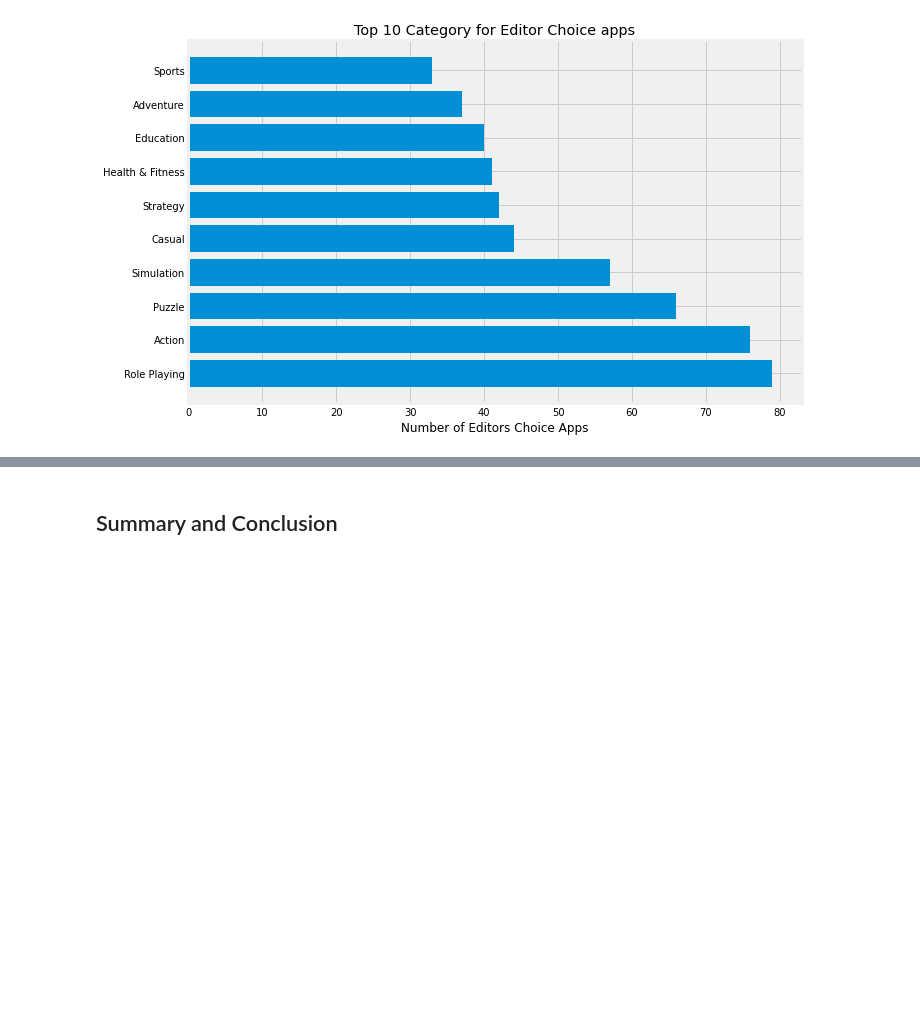
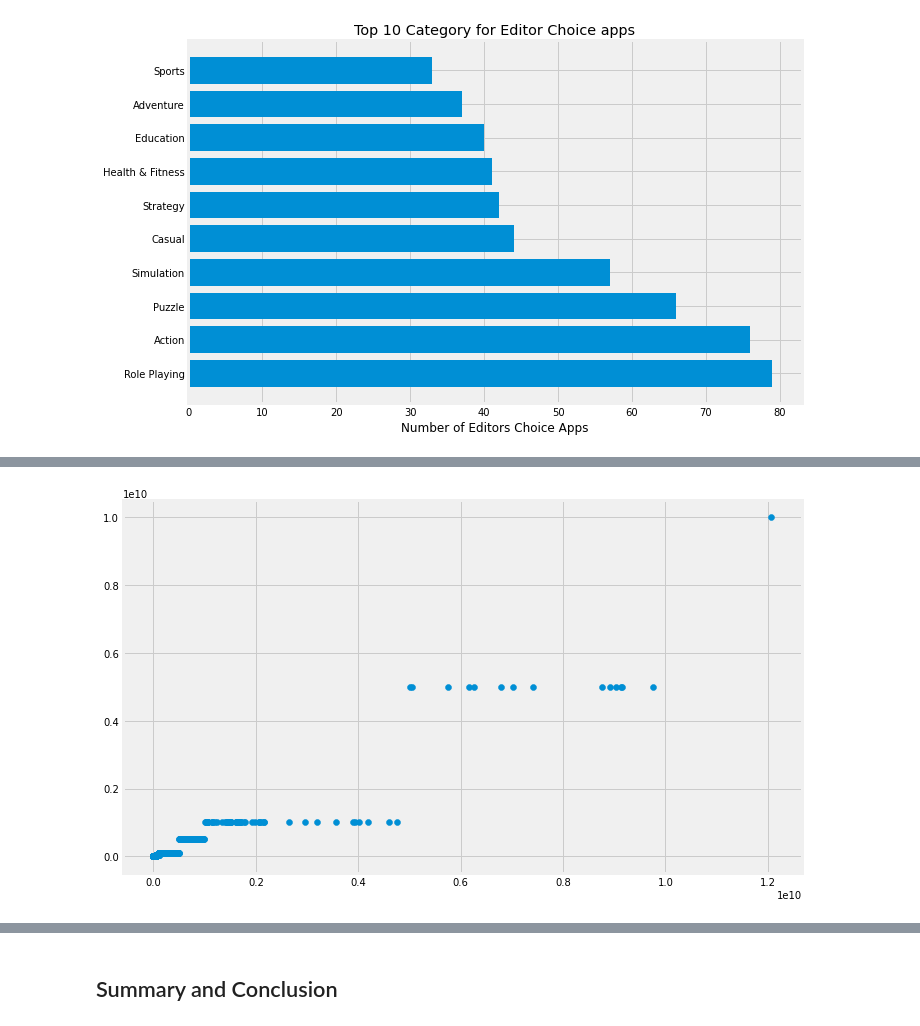
Before and after one commit to pttrupt/EDA-on-Google-play-store-apps-, a Jupyter notebook: EDA_on_applications.ipynb, the cells around one changed output, grey strips where cells are left out. Saved outputs shown, nothing was run; the diff lists cells and outputs as text; code cells hidden in the pictures; blank space fills up the shorter version.

```diff
--- a/EDA_on_applications.ipynb
+++ b/EDA_on_applications.ipynb
@@ -235,0 +246,7 @@ plt.show()
+# %%
+plt.figure(figsize=(10,6))
+plt.scatter(x=df['Maximum Installs'], y=df['Minimum Installs'])
+plt.tight_layout()
+plt.show()
+# %% [output]
+[figure, added]
```
Also changed, not shown: parts of 51 cells of this notebook.
